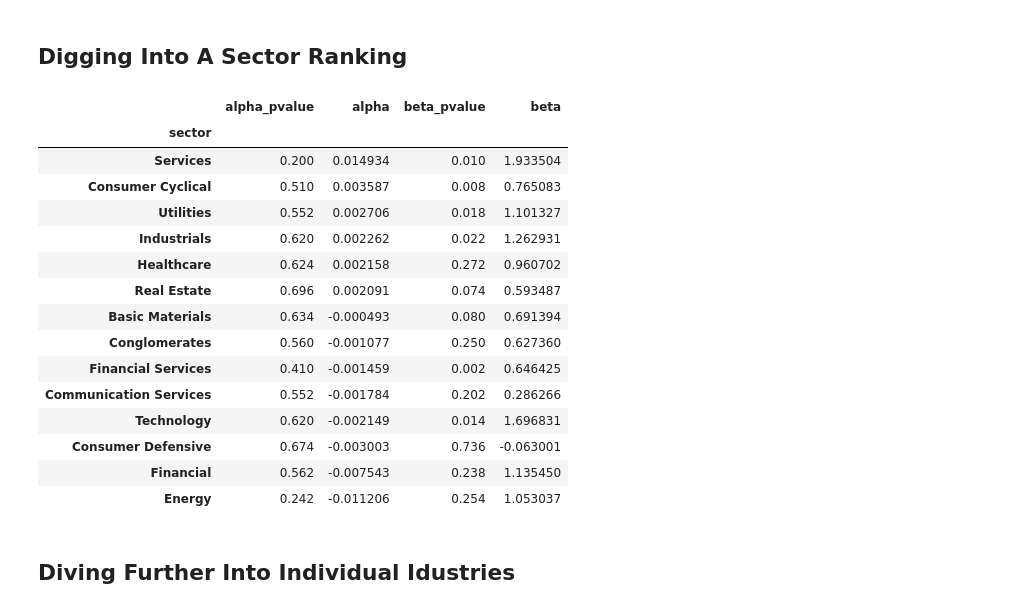
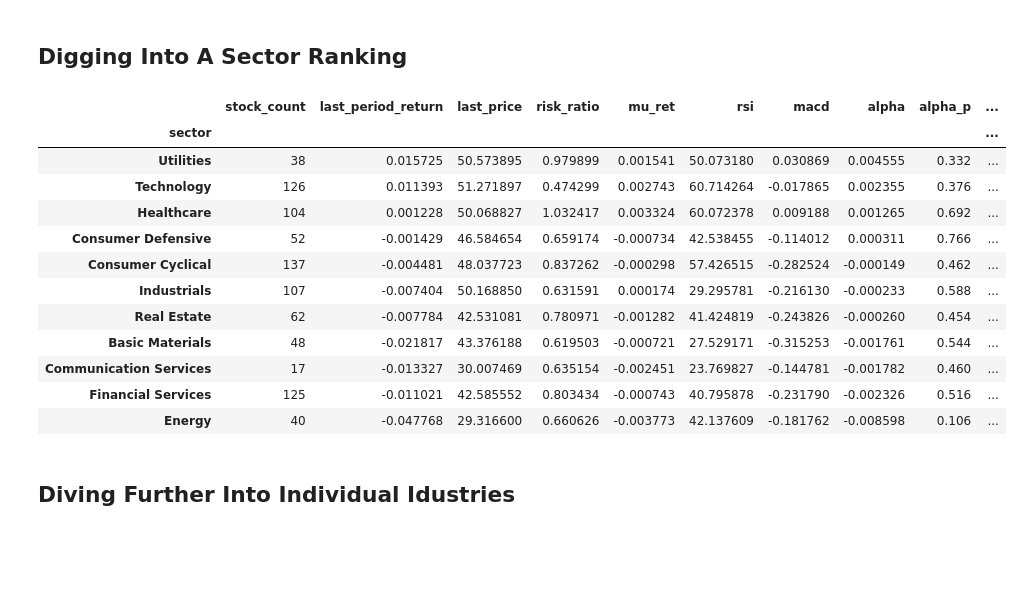
Before and after one commit to webclinic017/Stock-Strategy-Exploration, a Jupyter notebook: Python/Alpaca.ipynb, the cells around one changed output. Saved outputs shown, nothing was run; the diff lists cells and outputs as text; code cells hidden in the pictures; blank space fills up the shorter version.

```diff
--- a/Python/Alpaca.ipynb
+++ b/Python/Alpaca.ipynb
@@ -144,51 +199,25 @@ fig.set_size_inches(16,9)
 # %% [markdown]
 ## Digging Into A Sector Ranking
-# %%
-Sector_Data = defaultdict(pd.DataFrame)
-for i in  list(Combined_Data['sector'].unique()):
-    TMP = Stock_Consolidator(Combined_Data[Combined_Data['sector'] == i])
-    mask = [i in TMP.index.values for i in Total_Market.index.values]
-    TM_TMP = Total_Market.iloc[mask,:]
-
-    TMP['Market_Return'] = TM_TMP['close_diff']
-
-    ## Rolling OLS Regression
-    rols = RollingOLS(TMP['close_diff'],sm.add_constant(TMP['Market_Return']),window = OLS_Window).fit()
-
-    ## Pulling Relevent Information
-    alpha_pvalue = list(pd.Series(np.around(rols.pvalues[:,0],2)))
-    beta_pvalue = list(pd.Series(np.around(rols.pvalues[:,1],2)))
-    alpha = list(rols.params['const'])
-    beta = list(rols.params['Market_Return'])
-    date = list(TM_TMP.index.values)
-
-    Sector_Data[i] = pd.DataFrame(data = {'date':date,
-                                          'alpha_pvalue':alpha_pvalue,
-                                          'alpha':alpha,
-                                          'beta_pvalue':beta_pvalue,
-                                          'beta':beta}).tail(5)
-for s in Sector_Data:
-    Sector_Data[s].insert(0, 'sector', [s]*len(Sector_Data[s]))
-
-Combined_Sector = pd.concat(Sector_Data.values())
-Sector_Summary = Combined_Sector.groupby('sector').mean().sort_values(by = ['alpha','alpha_pvalue','beta','beta_pvalue'],ascending = [0,1,1,0])
-Sector_Summary
-# %% [output]
-|  | alpha_pvalue | alpha | beta_pvalue | beta |
-| sector |  |  |  |  |
-| Services | 0.200 | 0.014934 | 0.010 | 1.933504 |
-| Consumer Cyclical | 0.510 | 0.003587 | 0.008 | 0.765083 |
-| Utilities | 0.552 | 0.002706 | 0.018 | 1.101327 |
-| Industrials | 0.620 | 0.002262 | 0.022 | 1.262931 |
-| Healthcare | 0.624 | 0.002158 | 0.272 | 0.960702 |
-| Real Estate | 0.696 | 0.002091 | 0.074 | 0.593487 |
-| Basic Materials | 0.634 | -0.000493 | 0.080 | 0.691394 |
-| Conglomerates | 0.560 | -0.001077 | 0.250 | 0.627360 |
-| Financial Services | 0.410 | -0.001459 | 0.002 | 0.646425 |
-| Communication Services | 0.552 | -0.001784 | 0.202 | 0.286266 |
-| Technology | 0.620 | -0.002149 | 0.014 | 1.696831 |
-| Consumer Defensive | 0.674 | -0.003003 | 0.736 | -0.063001 |
-| Financial | 0.562 | -0.007543 | 0.238 | 1.135450 |
-| Energy | 0.242 | -0.011206 | 0.254 | 1.053037 |
+# %%
+Sectors = list(Combined_Data['sector'].unique())
+Sector_Summary = Group_Consolidator(Combined_Data = Combined_Data,
+                                    groups = Sectors,
+                                    column = 'sector'
+)
+Sector_Summary
+# %% [output]
+|  | stock_count | last_period_return | last_price | risk_ratio | mu_ret | rsi | macd | alpha | alpha_p | ... |
+| sector |  |  |  |  |  |  |  |  |  | ... |
+| Utilities | 38 | 0.015725 | 50.573895 | 0.979899 | 0.001541 | 50.073180 | 0.030869 | 0.004555 | 0.332 | ... |
+| Technology | 126 | 0.011393 | 51.271897 | 0.474299 | 0.002743 | 60.714264 | -0.017865 | 0.002355 | 0.376 | ... |
+| Healthcare | 104 | 0.001228 | 50.068827 | 1.032417 | 0.003324 | 60.072378 | 0.009188 | 0.001265 | 0.692 | ... |
+| Consumer Defensive | 52 | -0.001429 | 46.584654 | 0.659174 | -0.000734 | 42.538455 | -0.114012 | 0.000311 | 0.766 | ... |
+| Consumer Cyclical | 137 | -0.004481 | 48.037723 | 0.837262 | -0.000298 | 57.426515 | -0.282524 | -0.000149 | 0.462 | ... |
+| Industrials | 107 | -0.007404 | 50.168850 | 0.631591 | 0.000174 | 29.295781 | -0.216130 | -0.000233 | 0.588 | ... |
+| Real Estate | 62 | -0.007784 | 42.531081 | 0.780971 | -0.001282 | 41.424819 | -0.243826 | -0.000260 | 0.454 | ... |
+| Basic Materials | 48 | -0.021817 | 43.376188 | 0.619503 | -0.000721 | 27.529171 | -0.315253 | -0.001761 | 0.544 | ... |
+| Communication Services | 17 | -0.013327 | 30.007469 | 0.635154 | -0.002451 | 23.769827 | -0.144781 | -0.001782 | 0.460 | ... |
+| Financial Services | 125 | -0.011021 | 42.585552 | 0.803434 | -0.000743 | 40.795878 | -0.231790 | -0.002326 | 0.516 | ... |
+| Energy | 40 | -0.047768 | 29.316600 | 0.660626 | -0.003773 | 42.137609 | -0.181762 | -0.008598 | 0.106 | ... |
 # %% [markdown]
 ## Diving Further Into Individual Idustries
```
Also changed, not shown: parts of 12 cells of this notebook, 4 other files.
